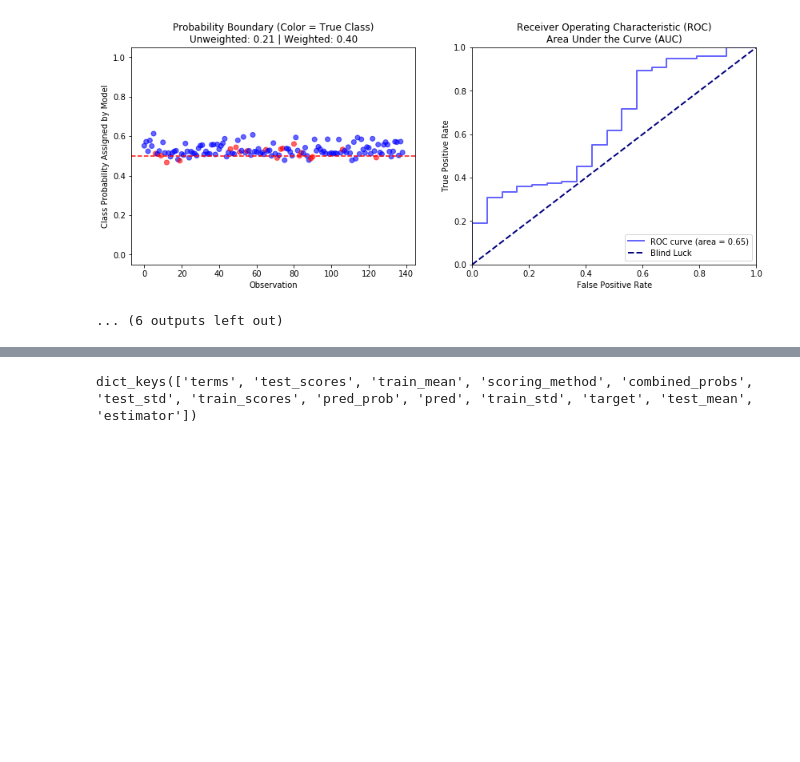
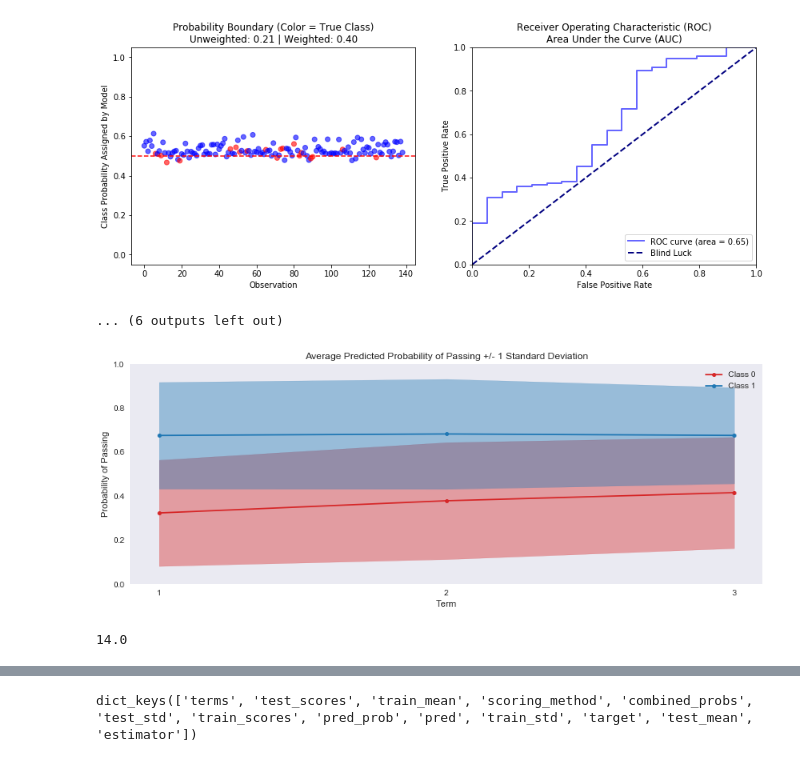
Before and after one commit to zstachniak/Predictive-Testing, a Jupyter notebook: Predictive Testing - Model Building and Analysis.ipynb, the cells around one changed output, grey strips where cells are left out. Saved outputs shown, nothing was run; the diff lists cells and outputs as text; code cells hidden in the pictures; blank space fills up the shorter version.

Commit message:
Initial support for comparitive graphs

```diff
--- a/Predictive Testing - Model Building and Analysis.ipynb
+++ b/Predictive Testing - Model Building and Analysis.ipynb
@@ -837,0 +835,11 @@ for t in df_types:
+# %%
+test1 = df_dict['combined'][3]['LogisticRegression']
+test2 = df_dict['grades'][3]['LogisticRegression']
+test3 = df_dict['pa_dist'][3]['LogisticRegression']
+# %%
+test_list = [test1, test2, test3]
+subplot_list = [131, 132, 133]
+# %%
+p = plot_error_bars(test_list[0]['terms'], test_list[0]['combined_probs'], test_list[0]['target'])
+# %% [output]
+[figure, added]
@@ -837,0 +848,4 @@ for t in df_types:
+# %%
+plt.rcParams['figure.figsize'][0]
+# %% [output]
+14.0
```
Also changed, not shown: parts of 18 cells of this notebook, 2 other files.
